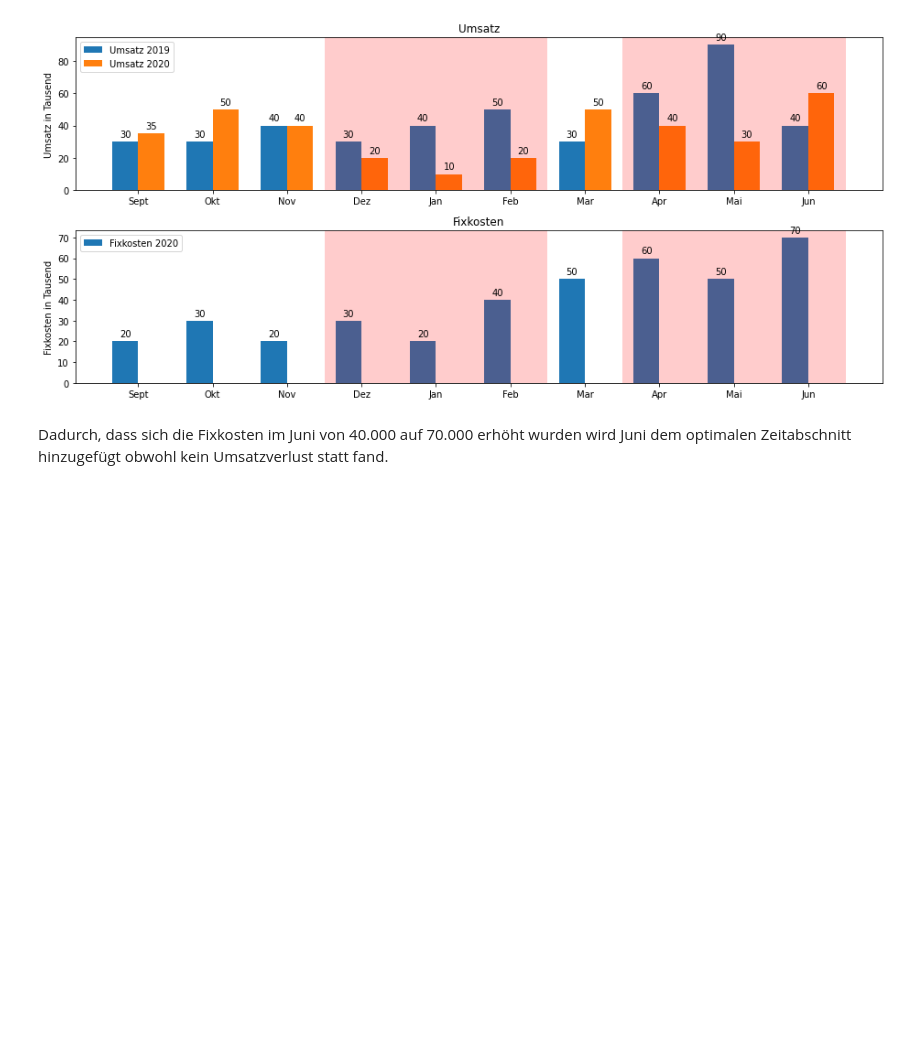
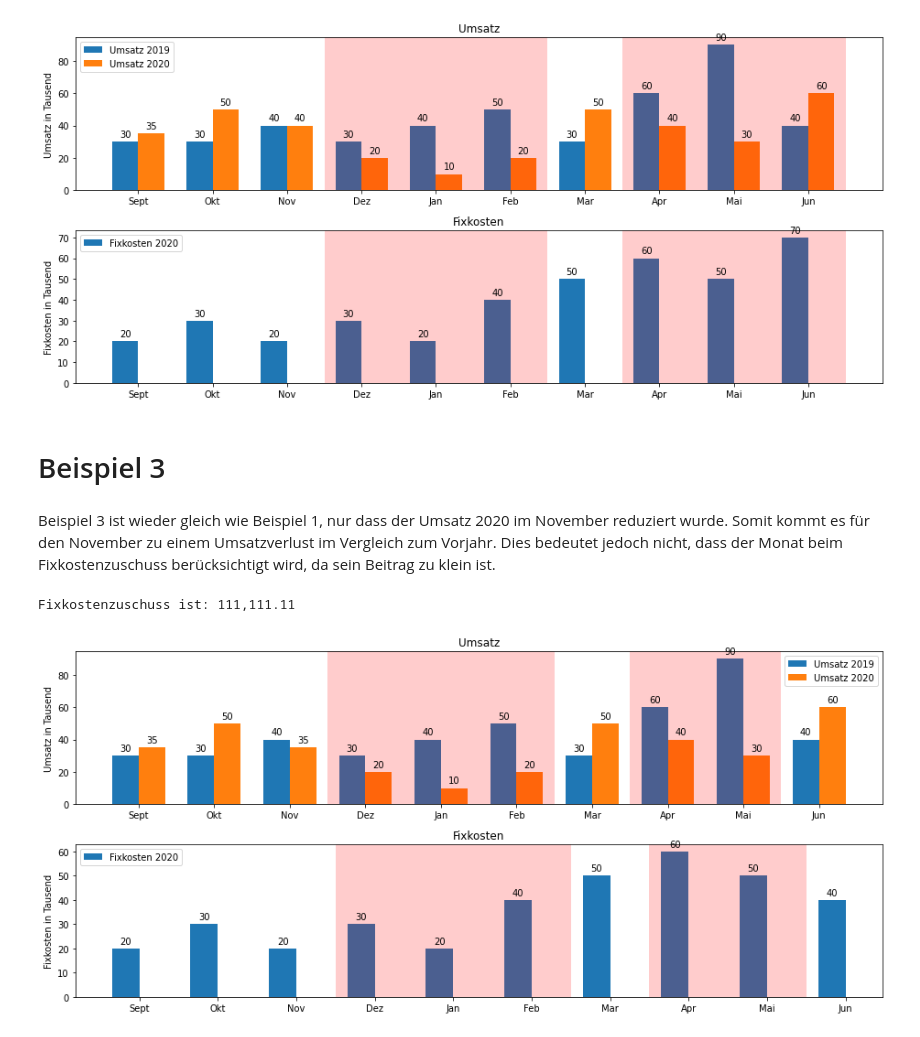
Before and after one commit to alexanderpils/fixkostenzuschuss, a Jupyter notebook: presentation/presentation.ipynb, the cells around one changed output. Cells and saved outputs as stored; diff of their text form; code cells hidden in the pictures; blank space fills up the shorter version.

```diff
--- a/presentation/presentation.ipynb
+++ b/presentation/presentation.ipynb
@@ -225,5 +237,7 @@ fig.tight_layout()
 plt.show()
 # %% [output]
 [figure]
-# %% [markdown]
-Dadurch, dass sich die Fixkosten im Juni von 40.000 auf 70.000 erhöht wurden wird Juni dem optimalen Zeitabschnitt hinzugefügt obwohl kein Umsatzverlust statt fand.
+# %% [markdown]
+# Beispiel 3
+# %% [markdown]
+Beispiel 3 ist wieder gleich wie Beispiel 1, nur dass der Umsatz 2020 im November reduziert wurde. Somit kommt es für den November zu einem Umsatzverlust im Vergleich zum Vorjahr. Dies bedeutet jedoch nicht, dass der Monat beim Fixkostenzuschuss berücksichtigt wird, da sein Beitrag zu klein ist.
@@ -229,0 +282,55 @@ Dadurch, dass sich die Fixkosten im Juni von 40.000 auf 70.000 erhöht wurden wi
+# %%
+# Calculating FKZ
+fkz = FKZ_800(rev_2019, rev_2020, fc)
+print("Fixkostenzuschuss ist: {:,.2f}".format(fkz[0]))
+# %% [output]
+Fixkostenzuschuss ist: 111,111.11
+# %%
+plt.rcParams["figure.figsize"] = (13, 6)
+x = np.arange(len(rev_2020))  # the label locations
+width = 0.35  # the width of the bars
+
+fig, ax = plt.subplots(2, 1)
+ax_0 = ax[0]
+rects1 = ax_0.bar(
+    x - width / 2, [x / 1000 for x in rev_2019], width, label="Umsatz 2019"
+)
+rects2 = ax_0.bar(
+    x + width / 2, [x / 1000 for x in rev_2020], width, label="Umsatz 2020"
+)
+
+# Add some text for labels, title and custom x-axis tick labels, etc.
+ax_0.set_ylabel("Umsatz in Tausend")
+ax_0.set_title("Umsatz")
+labels = ["Sept", "Okt", "Nov", "Dez", "Jan", "Feb", "Mar", "Apr", "Mai", "Jun"]
+ax_0.set_xticks(x, labels)
+
+for index in fkz[1]:
+    ax_0.axvspan(index - 0.5, index + 0.5, facecolor="red", edgecolor="none", alpha=0.2)
+
+ax_0.legend()
+
+ax_0.bar_label(rects1, padding=3)
+ax_0.bar_label(rects2, padding=3)
+
+
+ax_1 = ax[1]
+rects3 = ax_1.bar(x - width / 2, [x / 1000 for x in fc], width, label="Fixkosten 2020")
+
+# Add some text for labels, title and custom x-axis tick labels, etc.
+ax_1.set_ylabel("Fixkosten in Tausend")
+ax_1.set_title("Fixkosten")
+labels = ["Sept", "Okt", "Nov", "Dez", "Jan", "Feb", "Mar", "Apr", "Mai", "Jun"]
+ax_1.set_xticks(x, labels)
+
+for index in fkz[1]:
+    ax_1.axvspan(index - 0.5, index + 0.5, facecolor="red", edgecolor="none", alpha=0.2)
+
+ax_1.legend()
+
+ax_1.bar_label(rects3, padding=3)
+fig.tight_layout()
+
+plt.show()
+# %% [output]
+[figure, added]
```
Also changed, not shown: parts of 8 cells of this notebook, 1 other file.
